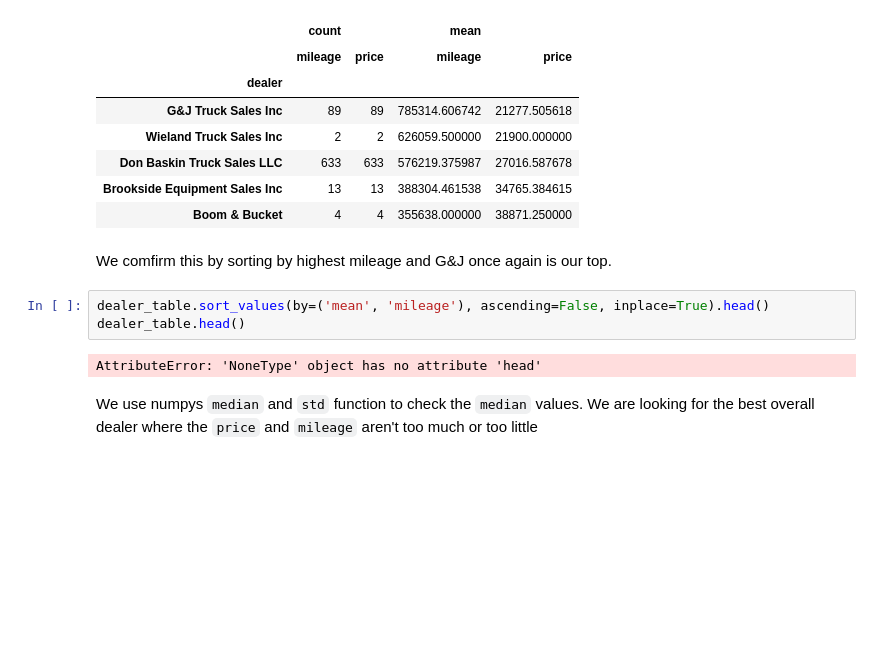
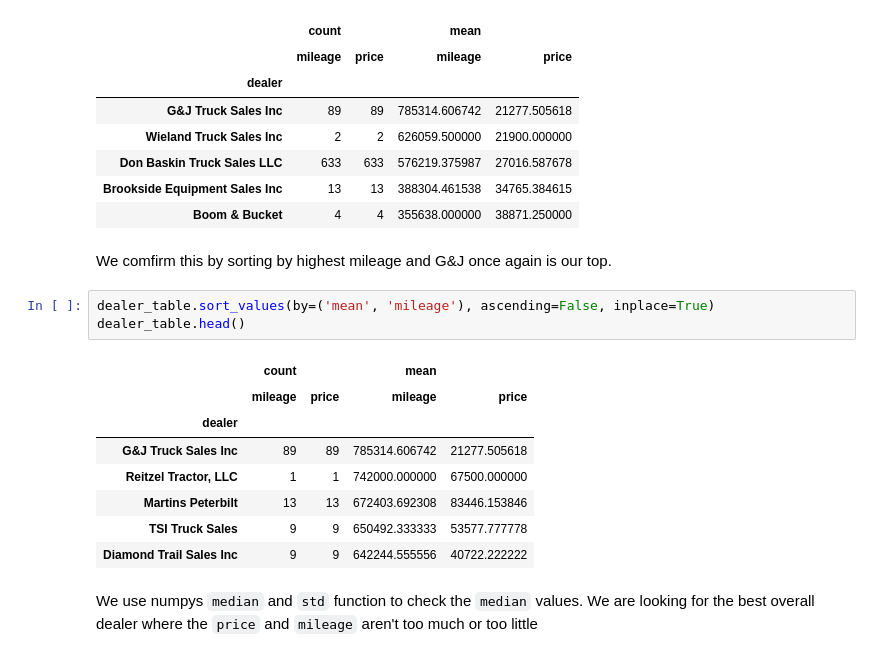
Before and after one commit to dazehead/truck-sales-project, a Jupyter notebook: truck_sales.ipynb, the cells around one changed output. Drawn from its saved outputs; the diff is of its cells as text; blank space fills up the shorter version.

Commit message:
fixed incorrect placement of .head() on pivot table

```diff
--- a/truck_sales.ipynb
+++ b/truck_sales.ipynb
@@ -431,10 +431,17 @@ dealer_table.head()
 # %% [markdown]
 We comfirm this by sorting by highest mileage and G&J once again is our top.
 # %%
-dealer_table.sort_values(by=('mean', 'mileage'), ascending=False, inplace=True).head()
+dealer_table.sort_values(by=('mean', 'mileage'), ascending=False, inplace=True)
 dealer_table.head()
 # %% [output]
-AttributeError: 'NoneType' object has no attribute 'head'
+|  | count |  | mean |  |
+|  | mileage | price | mileage | price |
+| dealer |  |  |  |  |
+| G&J Truck Sales Inc | 89 | 89 | 785314.606742 | 21277.505618 |
+| Reitzel Tractor, LLC | 1 | 1 | 742000.000000 | 67500.000000 |
+| Martins Peterbilt | 13 | 13 | 672403.692308 | 83446.153846 |
+| TSI Truck Sales | 9 | 9 | 650492.333333 | 53577.777778 |
+| Diamond Trail Sales Inc | 9 | 9 | 642244.555556 | 40722.222222 |
 # %% [markdown]
 We use numpys `median` and `std` function to check the `median` values. We are looking for the best overall dealer where the `price` and `mileage` aren't too much or too little
 # %%
```
Also changed, not shown: parts of 3 cells of this notebook.
